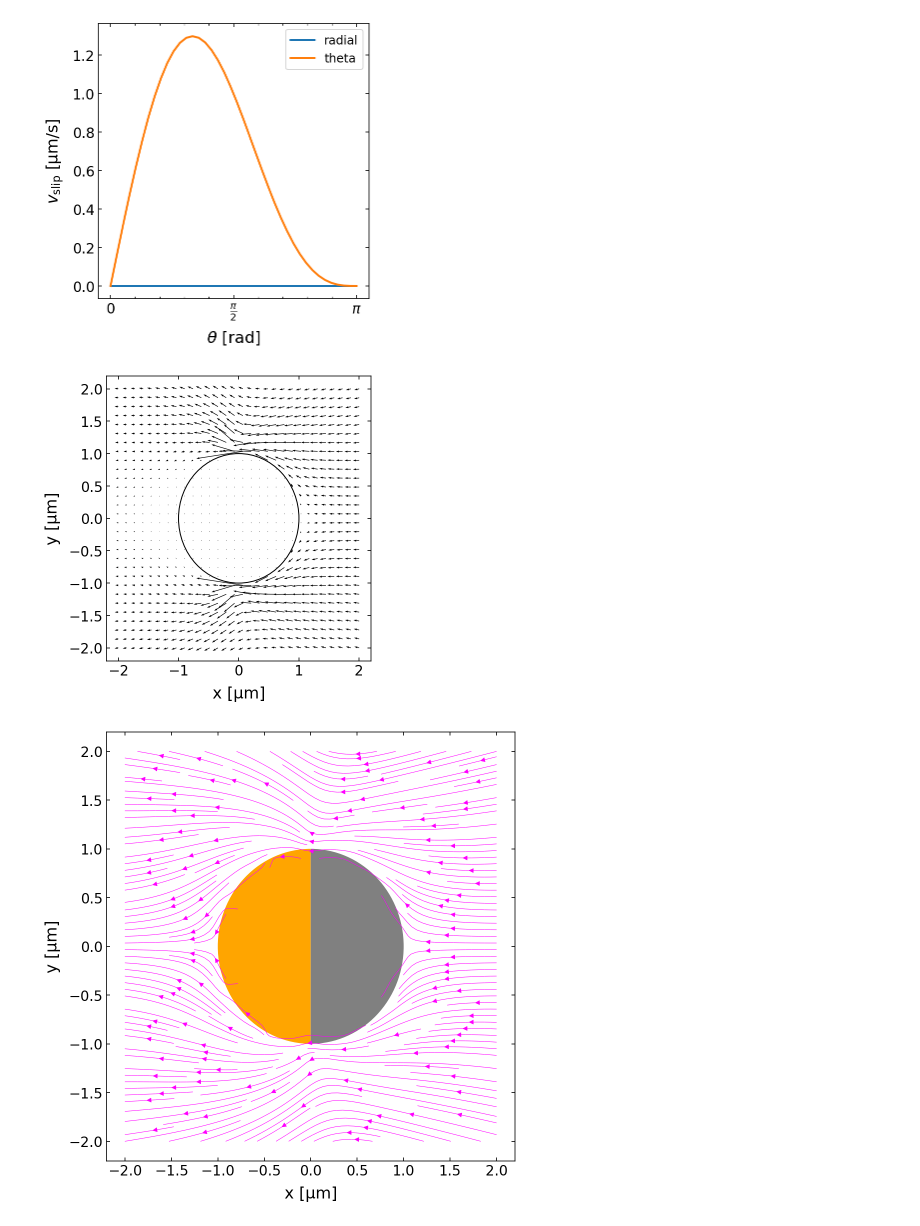
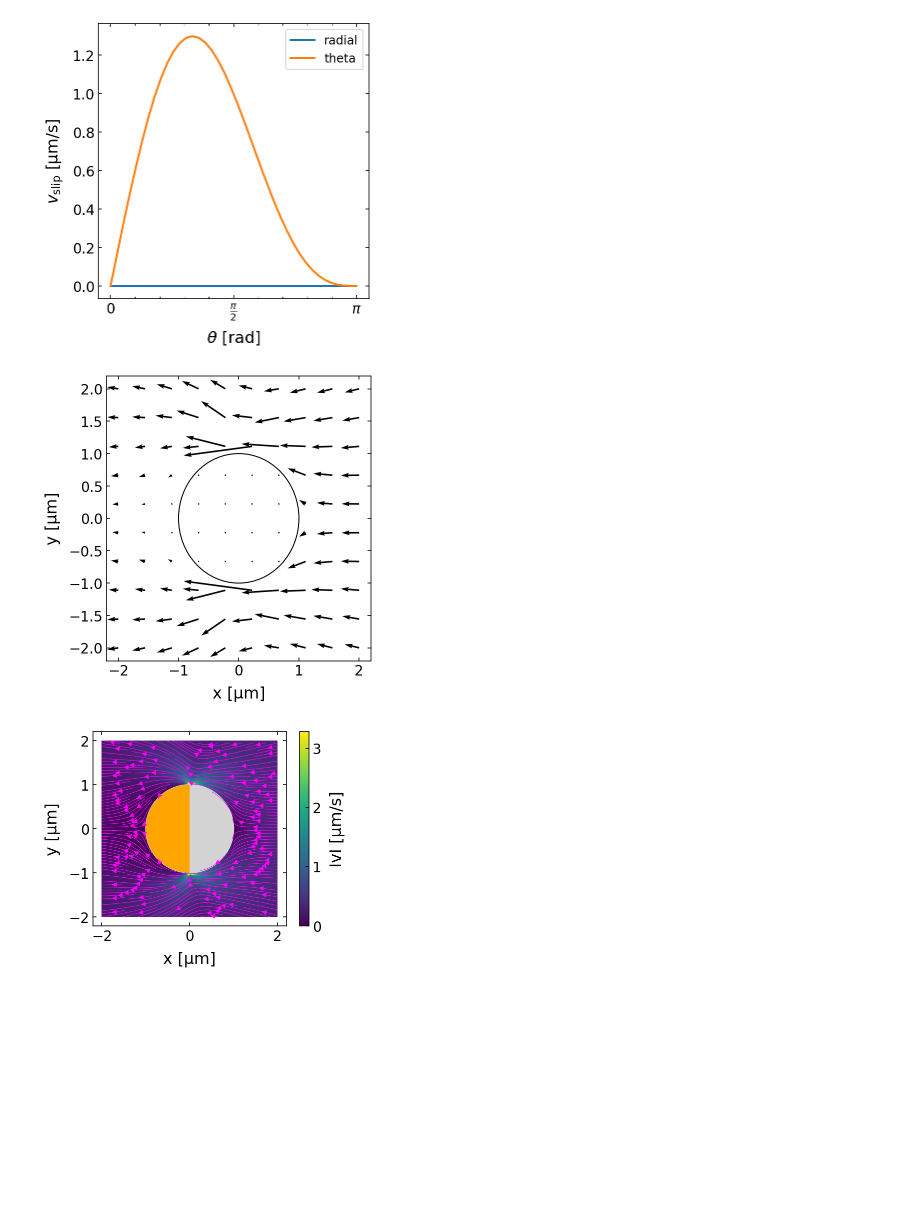
Before and after one commit to Molecular-Nanophotonics/Jupyter-Notebooks, a Jupyter notebook: JP_fields_T_v_Bickler_Wuerger.ipynb, the cells around one changed output. Drawn from its saved outputs; the diff is of its cells as text; code cells hidden in the pictures; blank space fills up the shorter version.

Commit message:
new plots JP fields

```diff
--- a/JP_fields_T_v_Bickler_Wuerger.ipynb
+++ b/JP_fields_T_v_Bickler_Wuerger.ipynb
@@ -382,9 +382,10 @@ Fields = Fields_Calculator()
 Fields.n_max = 100
 Fields.Generate_sum_coefficients()
 # %%
+
 x_min = -2e-6
 x_max = -x_min
-N = 30
+N = 10
 x_list = np.linspace(x_min, x_max, N)
 y_list = np.linspace(x_min, x_max, N)
 x_Matrix, y_Matrix = np.meshgrid(x_list, y_list)
@@ -427,52 +428,38 @@ plt.tight_layout()
 plt.savefig('moving_JP_fluid_flow_field_quiver_xy.pdf')
 plt.show()
 # %% [output]
-[figure, old version]
+[figure, new version]
 # %%
 
-fig, ax = plt.subplots(1,1,figsize=(7,7))
+fig, ax = plt.subplots(1,1,figsize=(5,5))
 
 ax.set_xlabel('x [µm]')
 ax.set_ylabel('y [µm]')
 
 v_x_Matrix = v_radial_Matrix * np.cos(theta_Matrix) - v_theta_Matrix * np.sin(theta_Matrix)
 v_y_Matrix = v_radial_Matrix * np.sin(theta_Matrix) + v_theta_Matrix * np.cos(theta_Matrix)
 #Q = ax.quiver(x_Matrix, y_Matrix, v_x_Matrix, v_y_Matrix)
 S = ax.streamplot(x_Matrix*1e6, y_Matrix*1e6, v_x_Matrix, v_y_Matrix, density=[2, 2],color = 'magenta', linewidth = 0.5)
 
 ax.set_xlim((np.min(x_Matrix)*1.1*1e6,np.max(x_Matrix)*1.1*1e6))
 ax.set_ylim((np.min(y_Matrix)*1.1*1e6,np.max(y_Matrix)*1.1*1e6))
 
-#im = ax.imshow(np.sqrt(v_theta_Matrix**2+v_radial_Matrix**2), extent=[x_min*1e6,x_max*1e6,x_min*1e6,x_max*1e6], cmap = 'viridis')
-## create an axes on the right side of ax. The width of cax will be 5%
-## of ax and the padding between cax and ax will be fixed at 0.18 inch.
-#from mpl_toolkits.axes_grid1 import make_axes_locatable
-#divider = make_axes_locatable(ax)
-#cax = divider.append_axes("right", size="5%", pad=0.18)
-#cbar = plt.colorbar(im, cax=cax, label = 'IvI [µm/s]')
+im = ax.imshow(np.sqrt(v_theta_Matrix**2+v_radial_Matrix**2), extent=[x_min*1e6,x_max*1e6,x_min*1e6,x_max*1e6], cmap = 'viridis', zorder = 0)
+# create an axes on the right side of ax. The width of cax will be 5%
+# of ax and the padding between cax and ax will be fixed at 0.18 inch.
+from mpl_toolkits.axes_grid1 import make_axes_locatable
+divider = make_axes_locatable(ax)
+cax = divider.append_axes("right", size="5%", pad=0.18)
+cbar = plt.colorbar(im, cax=cax, label = 'IvI [µm/s]')
 
-#circle = plt.Circle((0, 0), Fields.Particle_radius*1e6, color='grey', fill=True)
-#ax.add_patch(circle)
-
-def dual_half_circle(center, radius, angle=90, ax=None, colors=('orange','grey'),
-                     **kwargs):
-    from matplotlib.patches import Wedge
-    """
-    Add two half circles to the axes *ax* (or the current axes) with the
-    specified facecolors *colors* rotated at *angle* (in degrees).
-    """
-    if ax is None:
-        ax = plt.gca()
-    theta1, theta2 = angle, angle + 180
-    w1 = Wedge(center, radius, theta1, theta2, fc=colors[0], **kwargs)
-    w2 = Wedge(center, radius, theta2, theta1, fc=colors[1], **kwargs)
-    for wedge in [w1, w2]:
-        ax.add_artist(wedge)
-    return [w1, w2]
-dual_half_circle((0,0), Fields.Particle_radius*1e6)
+circle = plt.Circle((0, 0), Fields.Particle_radius*1e6, color='lightgrey', fill=True)
+ax.add_patch(circle)
+from matplotlib.patches import Wedge
+wedge = Wedge((0, 0), Fields.Particle_radius*1e6, 90, 90 + 180, fc='orange')
+ax.add_patch(wedge)
 
 plt.tight_layout()
 plt.savefig('moving_JP_fluid_flow_field_streamline_mag_xy.pdf')
 plt.show()
 # %% [output]
-[figure, old version]
+[figure, new version]
```
Also changed, not shown: parts of 2 cells of this notebook.
